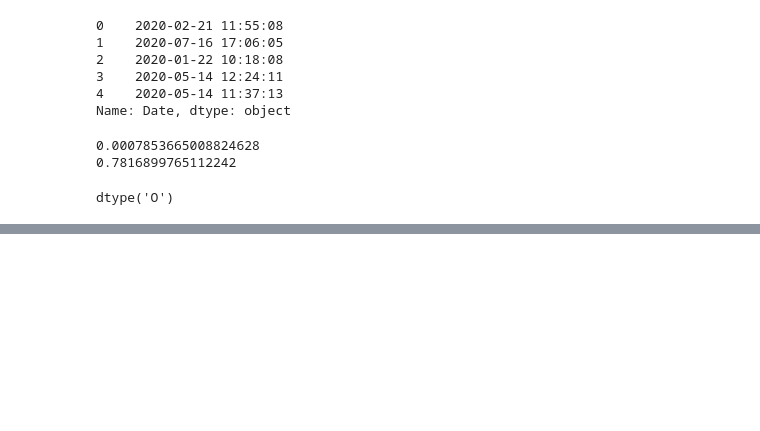
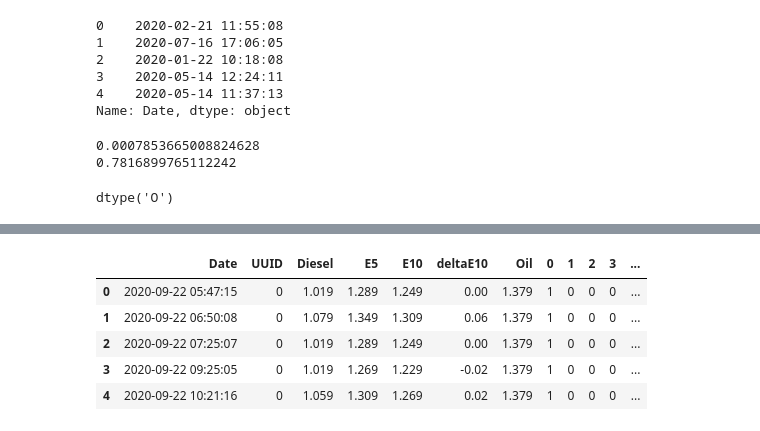
Before and after one commit to ilka1011/fuelPrices, a Jupyter notebook: analyzeNet.ipynb, the cells around one changed output, grey strips where cells are left out. Cells and saved outputs as stored; diff of their text form; code cells hidden in the pictures; blank space fills up the shorter version.

```diff
--- a/analyzeNet.ipynb
+++ b/analyzeNet.ipynb
@@ -75,0 +78,10 @@ plt.show()
+# %%
+test = pd.read_csv('testdata.csv', names=['Date', 'UUID', 'Diesel', 'E5','E10','deltaE10','Oil','0','1','2','3','4','5','6','7'])
+test.head()
+# %% [output]
+|  | Date | UUID | Diesel | E5 | E10 | deltaE10 | Oil | 0 | 1 | 2 | 3 | ... |
+| 0 | 2020-09-22 05:47:15 | 0 | 1.019 | 1.289 | 1.249 | 0.00 | 1.379 | 1 | 0 | 0 | 0 | ... |
+| 1 | 2020-09-22 06:50:08 | 0 | 1.079 | 1.349 | 1.309 | 0.06 | 1.379 | 1 | 0 | 0 | 0 | ... |
+| 2 | 2020-09-22 07:25:07 | 0 | 1.019 | 1.289 | 1.249 | 0.00 | 1.379 | 1 | 0 | 0 | 0 | ... |
+| 3 | 2020-09-22 09:25:05 | 0 | 1.019 | 1.269 | 1.229 | -0.02 | 1.379 | 1 | 0 | 0 | 0 | ... |
+| 4 | 2020-09-22 10:21:16 | 0 | 1.059 | 1.309 | 1.269 | 0.02 | 1.379 | 1 | 0 | 0 | 0 | ... |
```
Also changed, not shown: parts of 8 cells of this notebook, 3 other files.
